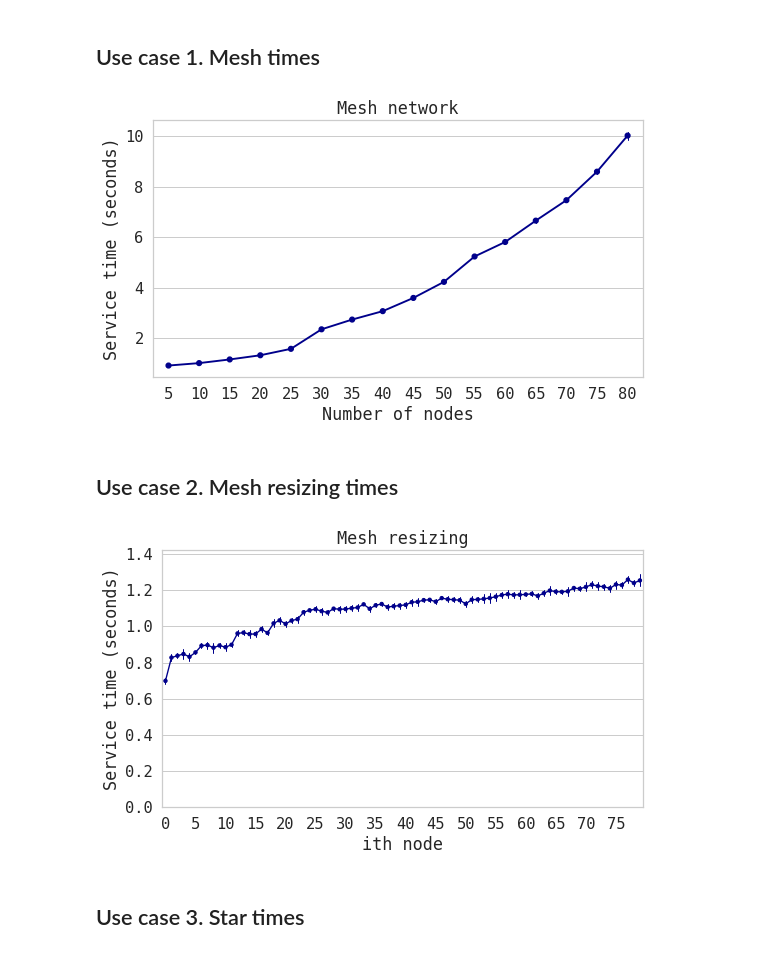
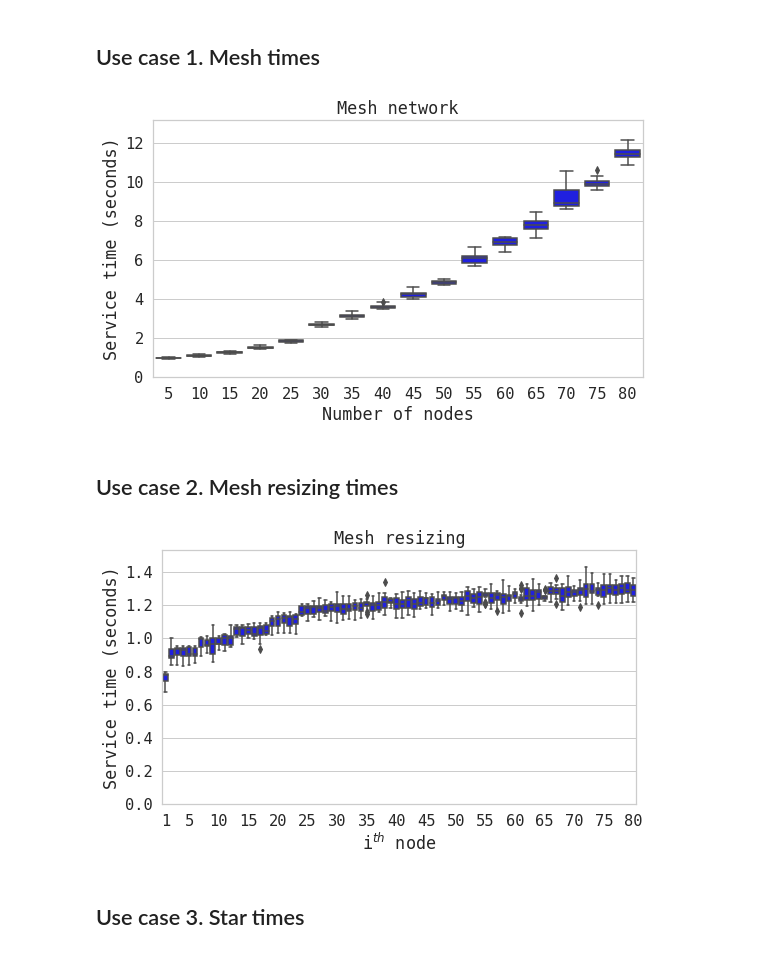
Before and after one commit to javier-pg/sysrepo-cfgssl, a Jupyter notebook: experimental_data/performance_analysis.ipynb, the cells around one changed output. Saved outputs shown, nothing was run; the diff lists cells and outputs as text; code cells hidden in the pictures.

```diff
--- a/experimental_data/performance_analysis.ipynb
+++ b/experimental_data/performance_analysis.ipynb
@@ -31,22 +31,23 @@ def is_outlier(s):
 times = times[~times.groupby('number_nodes')['service_time'].apply(is_outlier)]
 # %%
 fig, ax = plt.subplots(1,1,figsize=(8,5))
-ax = sns.pointplot(x="number_nodes",
+ax = sns.boxplot(x="number_nodes",
             y="service_time",
-            scale=0.7,
             data=times,
-            color = 'darkblue',
-            errwidth='1.0',
+            color = 'blue',
             ax=ax)
 
 ax.set_title('Mesh network')
 ax.set_ylabel('Service time (seconds)')
 ax.set_xlabel('Number of nodes')
 
+ax.set_ylim(0,max(times.service_time)+1)
+
+
 plt.tight_layout()
-plt.savefig("mesh_network.pdf")
+#plt.savefig("mesh_network.pdf")
 # %% [output]
-[figure, old version]
+[figure, new version]
 # %% [markdown]
 ## Use case 2. Mesh resizing times
 # %%
@@ -65,30 +66,29 @@ def is_outlier(s):
 times = times[~times.groupby(['arrival_time','ith_node'])['service_time'].apply(is_outlier)]
 # %%
 times = times[times.arrival_time==-1]
+times.ith_node = times.ith_node+1
 #times = times.replace({-1:'sequential'})
 # %%
 fig, ax = plt.subplots(1,1,figsize=(8,5))
-ax = sns.pointplot(x="ith_node",
+ax = sns.boxplot(x="ith_node",
             y="service_time",
-            scale=0.5,
             data=times,
-            color = 'darkblue',
-            errwidth='1.0',
+            color = 'blue',
             ax=ax)
 
 ax.set_title('Mesh resizing')
 ax.set_ylabel('Service time (seconds)')
-ax.set_xlabel('ith node')
+ax.set_xlabel('i$^{th}$ node')
 
 loc = plticker.MultipleLocator(5)
-ax.xaxis.set_major_locator(loc)
+ax.xaxis.set_major_locator(plticker.FixedLocator([0]+list(range(4,80,5))))
 
-ax.set_ylim(0,max(times.service_time))
+ax.set_ylim(0,max(times.service_time)+0.1)
 
 plt.tight_layout()
 plt.savefig("mesh_resizing.pdf")
 # %% [output]
-[figure, old version]
+[figure, new version]
 # %% [markdown]
 ## Use case 3. Star times
 # %%
```
Also changed, not shown: parts of 6 cells of this notebook, 27 other files.
